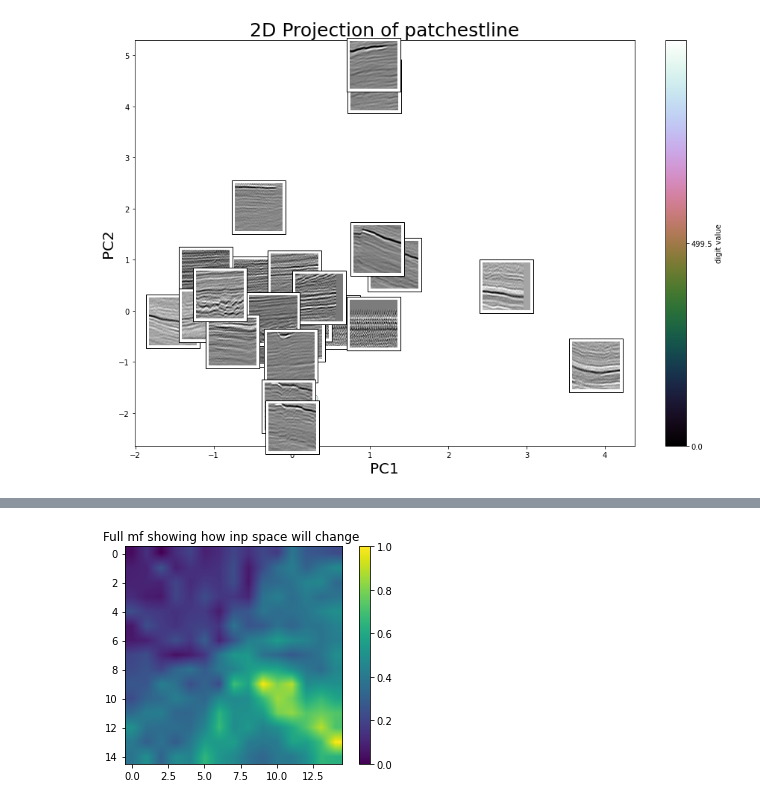
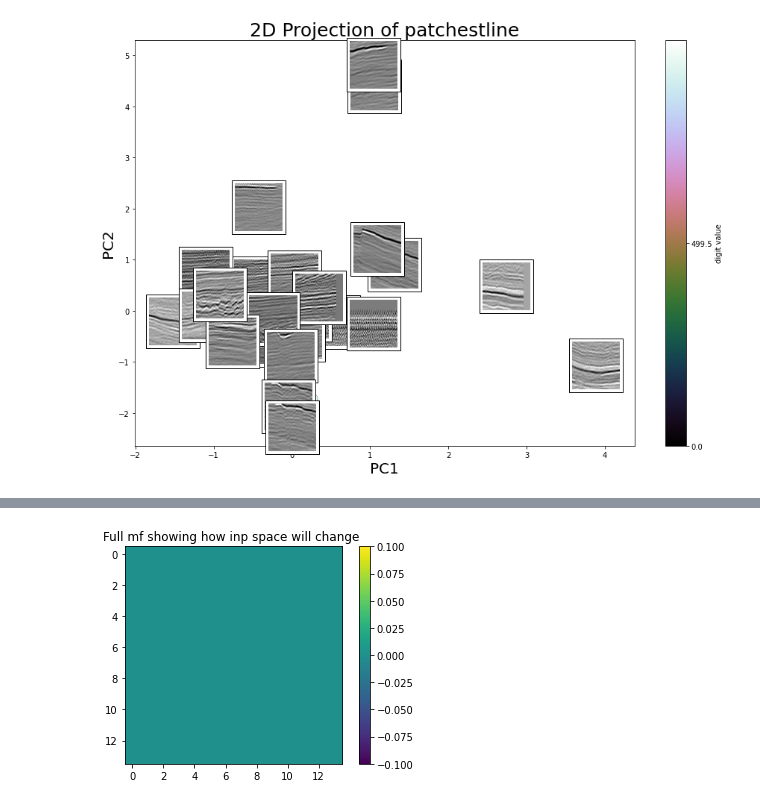
Before and after one commit to andykamp/quantify_seismic_similarity, a Jupyter notebook: notebooks/visualizing-seismic-using-a-variational-autoencoder.ipynb, the cells around one changed output, grey strips where cells are left out. Drawn from its saved outputs; the diff is of its cells as text; code cells hidden in the pictures.

```diff
--- a/notebooks/visualizing-seismic-using-a-variational-autoencoder.ipynb
+++ b/notebooks/visualizing-seismic-using-a-variational-autoencoder.ipynb
@@ -847,47 +1232,51 @@ donecalc magnitude  [2.64692938e-11 1.46180672e-11 2.11782415e-11 1.64496472e-11
     # 4. plot it in a 2d map with the scatterplots
 
 # 1. create grid form training pca space
-print("input shape", pca.shape)
-#h = 0.4  # step size in the mesh
-#x_min, x_max = pca[:, 0].min() - 1, pca[:, 0].max() + 1
-#y_min, y_max = pca[:, 1].min() - 1,pca[:, 1].max() + 1
-#xx, yy = np.meshgrid(np.arange(x_min, x_max, h),
-#                    np.arange(y_min, y_max, h))
-#print(x_min, y_max, y_min, y_max, xx.shape, yy.shape)
+# here we use the same grid as the labove cell
+
+#print("input shape", pca.shape)
+############# #commment out for exaclyt same ploat as above
+h = 1  # step size in the mesh
+x_min, x_max = pca[:, 0].min() - 1, pca[:, 0].max() + 1
+y_min, y_max = pca[:, 1].min() - 1,pca[:, 1].max() + 1
+xx, yy = np.meshgrid(np.arange(x_min, x_max, h),
+                   np.arange(y_min, y_max, h))
+print(x_min, y_max, y_min, y_max, xx.shape, yy.shape)
 # convert to actual coordinate format
-#grid_inp = np.c_[xx.ravel(), yy.ravel()]
-#print(grid_inp.shape)
-n = 15
-xxx = np.flip(norm.ppf(np.linspace(0.05, 0.95, n)))
-yyy = norm.ppf(np.linspace(0.05, 0.95, n))
-print(xxx[:5], yyy[:5])
-grid_inp = np.empty([n*n, 2])
-ii=0
-for i, yi in enumerate(xxx):
-    for j, xi in enumerate(yyy):
-        grid_inp[ii] = np.asarray([xi, yi])
-        ii+=1
+grid_inp = np.c_[xx.ravel(), yy.ravel()]
+##########
+print(grid_inp.shape)
 print("grid_inp", grid_inp[:10], grid_inp[-10:])
 
 
+
+
 # 2. inverce pca it to get correct latent dims
+# here we use the same pca gird as the above cell
+#######commment out for exaclyt same ploat as above
 latent_grid_inp = pca_model.inverse_transform(grid_inp)
+############
 print(latent_grid_inp.shape)
 
 # 3. calc riemann magnitude for each latend vector
 mf = session.run(rmetric.MF, {rmetric.z: latent_grid_inp})
-print("mf grid", mf.shape)
-
+print("mf grid", mf.shape,  np.count_nonzero(mf))
+mf = np.nan_to_num(mf)
+print("mf grid", mf.shape,  np.count_nonzero(mf))
 
 
 # 4. plot it in a scatterplot
 # Put the result into a color plot
-Z = mf.reshape(n, n)
+########commment out for exaclyt same ploat as above
+Z = mf.reshape(xx.shape)
+#Z = mf.reshape(n, n)
+#######
+
 print(Z.min(), Z.max())
 def normalizeData(data):
       return (data - np.min(data)) / (np.max(data) - np.min(data))
-Z = normalizeData(Z)
-print(Z.min(), Z.max())
+#Z = normalizeData(Z)
+#print(Z.min(), Z.max())
 
 plt.figure()
 plt.imshow(Z, interpolation="bilinear")
@@ -918 +1307 @@ mf grid (225,)
-[figure, old version]
+[figure, new version]
```
Also changed, not shown: parts of 37 cells of this notebook, 3 other files.
